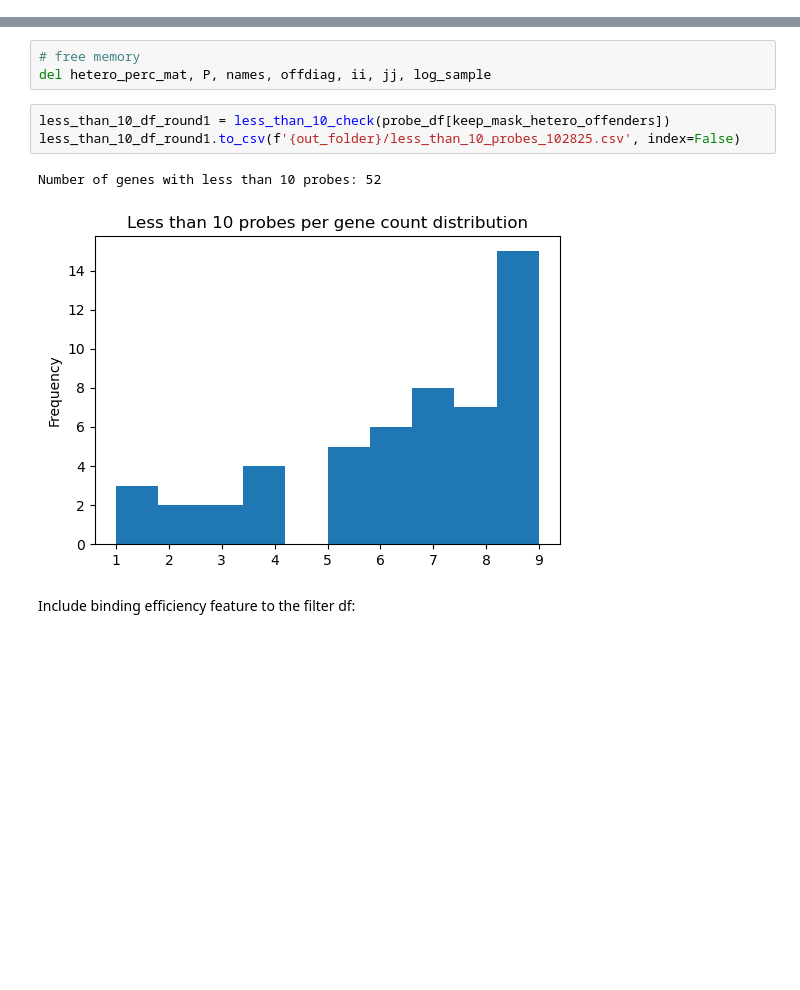
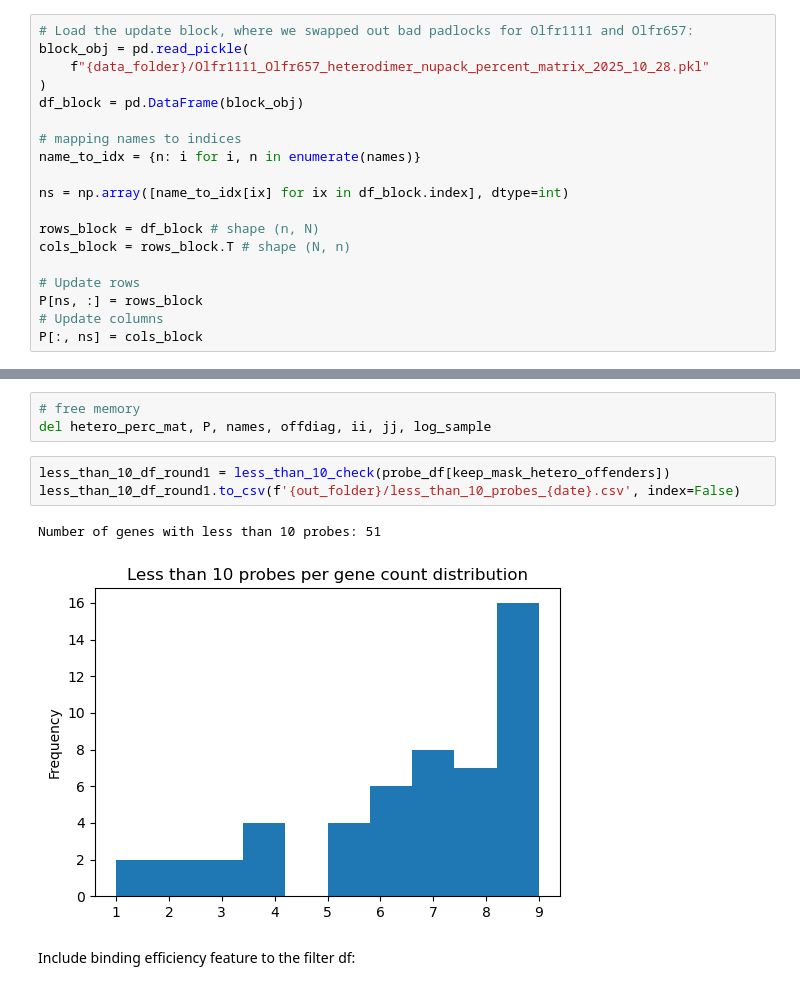
Before and after one commit to cici-xingyu-zheng/receptor_probe_filtering, a Jupyter notebook: filtering_all.ipynb, the cells around one changed output, grey strips where cells are left out. Drawn from its saved outputs; the diff is of its cells as text; blank space fills up the shorter version.

Commit message:
Swapped padlocks

```diff
--- a/filtering_all.ipynb
+++ b/filtering_all.ipynb
@@ -39,6 +40,25 @@ homo_df = pd.read_csv(f'{data_folder}/monahan_panel_barcoded_NUPACK.csv')
 # Read heterodimer percentage matrix:
 P      = np.asarray(hetero_perc_mat["matrix"], dtype=float)  # (N,N), percentages in [0,1]
 names  = np.asarray(hetero_perc_mat["names"], dtype=object)  # (N,)
+# %%
+# Load the update block, where we swapped out bad padlocks for Olfr1111 and Olfr657:
+block_obj = pd.read_pickle(
+    f"{data_folder}/Olfr1111_Olfr657_heterodimer_nupack_percent_matrix_2025_10_28.pkl"
+)
+df_block = pd.DataFrame(block_obj)
+
+# mapping names to indices
+name_to_idx = {n: i for i, n in enumerate(names)}
+
+ns = np.array([name_to_idx[ix] for ix in df_block.index], dtype=int)
+
+rows_block = df_block # shape (n, N)
+cols_block = rows_block.T # shape (N, n)
+
+# Update rows
+P[ns, :] = rows_block
+# Update columns
+P[:, ns] = cols_block
 # %%
 # Initialize dataframe to hold filtering features, just for placeholding:
 filter_raw_df = pd.DataFrame(
@@ -153,10 +173,10 @@ plt.tight_layout(); plt.show()
 del hetero_perc_mat, P, names, offdiag, ii, jj, log_sample
 # %%
 less_than_10_df_round1 = less_than_10_check(probe_df[keep_mask_hetero_offenders])
-less_than_10_df_round1.to_csv(f'{out_folder}/less_than_10_probes_102825.csv', index=False)
+less_than_10_df_round1.to_csv(f'{out_folder}/less_than_10_probes_{date}.csv', index=False)
 # %% [output]
-Number of genes with less than 10 probes: 52
+Number of genes with less than 10 probes: 51
-[figure, old version]
+[figure, new version]
 # %% [markdown]
 Include binding efficiency feature to the filter df:
 # %%
```
Also changed, not shown: parts of 11 cells of this notebook, 10 other files.
